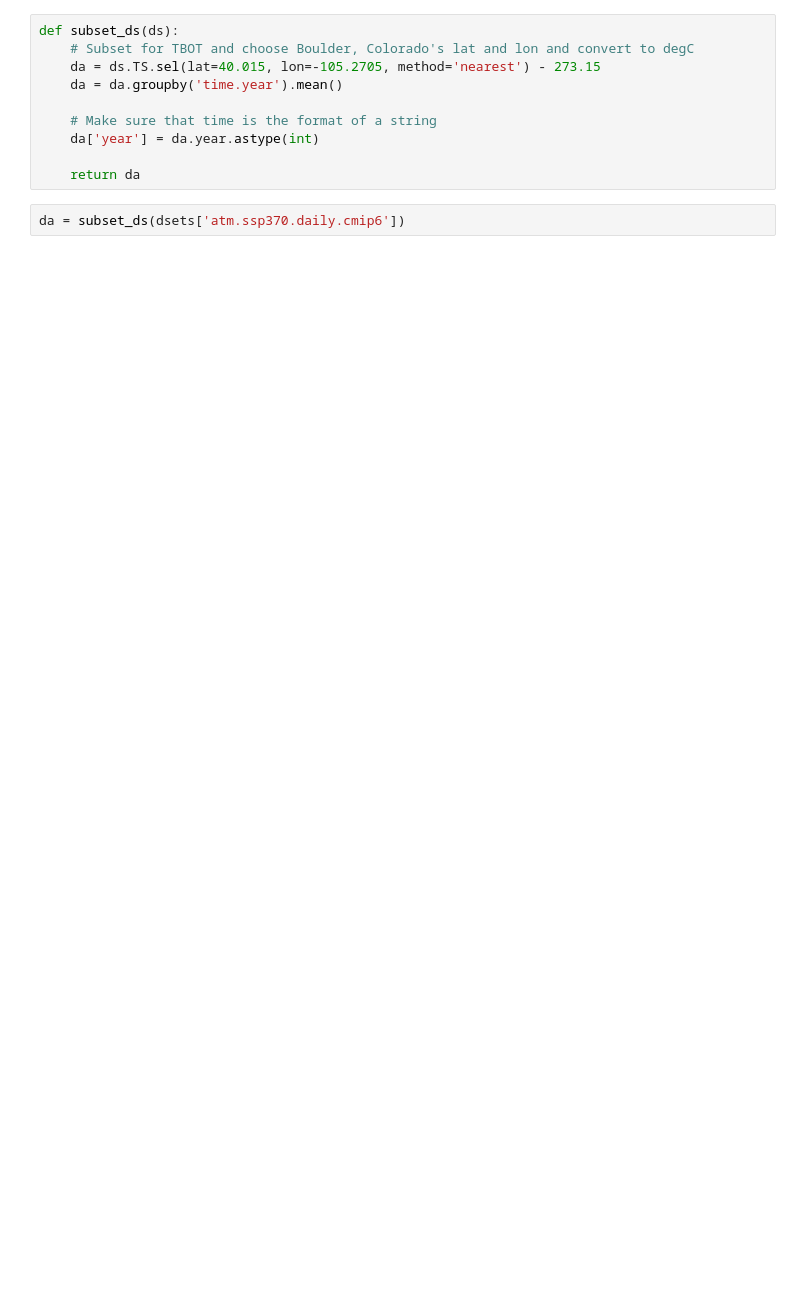
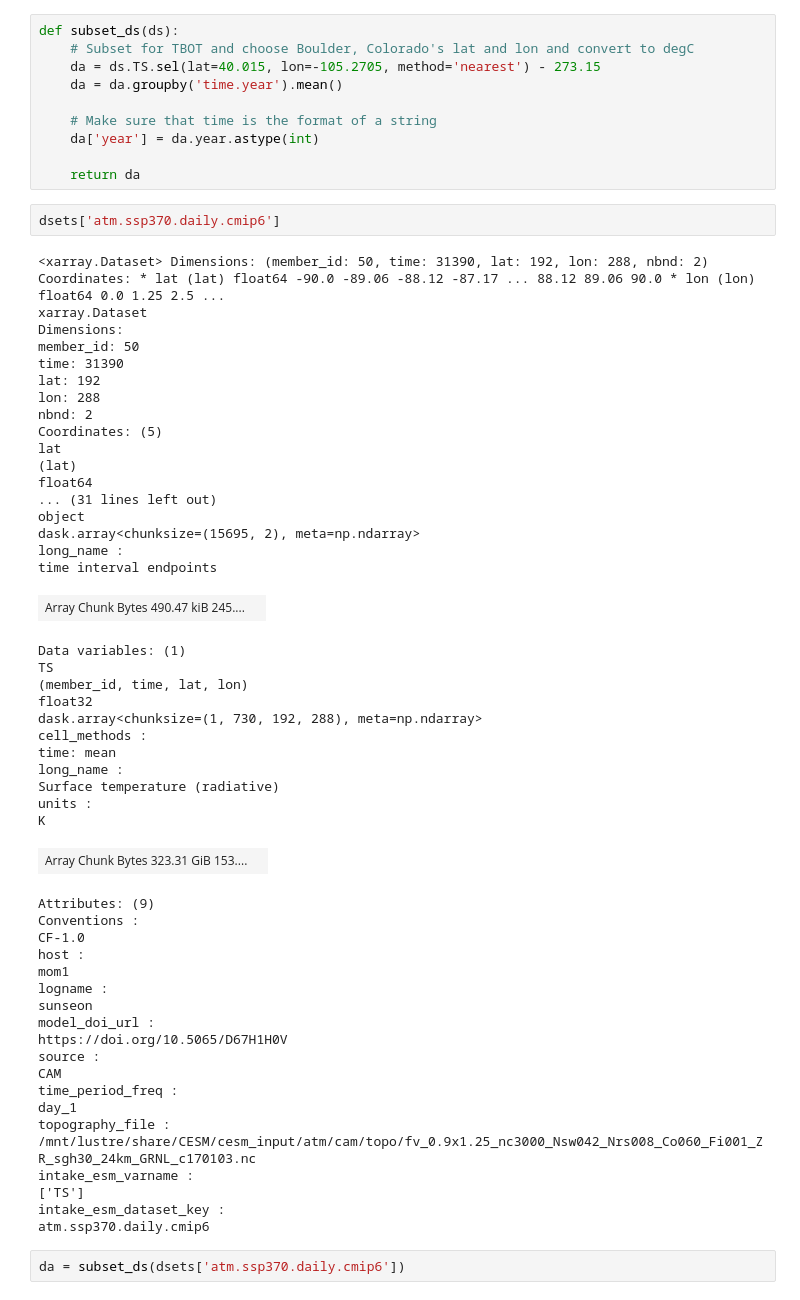
Before and after one commit to petersherman123/student-summer-2022, a Jupyter notebook: intake-CESM_LE.ipynb, the cells around one changed output. Saved outputs shown, nothing was run; the diff lists cells and outputs as text; blank space fills up the shorter version.

```diff
--- a/intake-CESM_LE.ipynb
+++ b/intake-CESM_LE.ipynb
@@ -43,6 +48,58 @@ def subset_ds(ds):
     da['year'] = da.year.astype(int)
 
     return da
+# %%
+dsets['atm.ssp370.daily.cmip6']
+# %% [output]
+<xarray.Dataset> Dimensions: (member_id: 50, time: 31390, lat: 192, lon: 288, nbnd: 2) Coordinates: * lat (lat) float64 -90.0 -89.06 -88.12 -87.17 ... 88.12 89.06 90.0 * lon (lon) float64 0.0 1.25 2.5 ...
+xarray.Dataset
+Dimensions:
+member_id: 50
+time: 31390
+lat: 192
+lon: 288
+nbnd: 2
+Coordinates: (5)
+lat
+(lat)
+float64
+... (31 lines left out)
+object
+dask.array<chunksize=(15695, 2), meta=np.ndarray>
+long_name :
+time interval endpoints
+| Array Chunk Bytes 490.47 kiB 245.... |  |
+Data variables: (1)
+TS
+(member_id, time, lat, lon)
+float32
+dask.array<chunksize=(1, 730, 192, 288), meta=np.ndarray>
+cell_methods :
+time: mean
+long_name :
+Surface temperature (radiative)
+units :
+K
+| Array Chunk Bytes 323.31 GiB 153.... |  |
+Attributes: (9)
+Conventions :
+CF-1.0
+host :
+mom1
+logname :
+sunseon
+model_doi_url :
+https://doi.org/10.5065/D67H1H0V
+source :
+CAM
+time_period_freq :
+day_1
+topography_file :
+/mnt/lustre/share/CESM/cesm_input/atm/cam/topo/fv_0.9x1.25_nc3000_Nsw042_Nrs008_Co060_Fi001_ZR_sgh30_24km_GRNL_c170103.nc
+intake_esm_varname :
+['TS']
+intake_esm_dataset_key :
+atm.ssp370.daily.cmip6
 # %%
 da = subset_ds(dsets['atm.ssp370.daily.cmip6'])
 # %%
```
Also changed, not shown: parts of 4 cells of this notebook.
